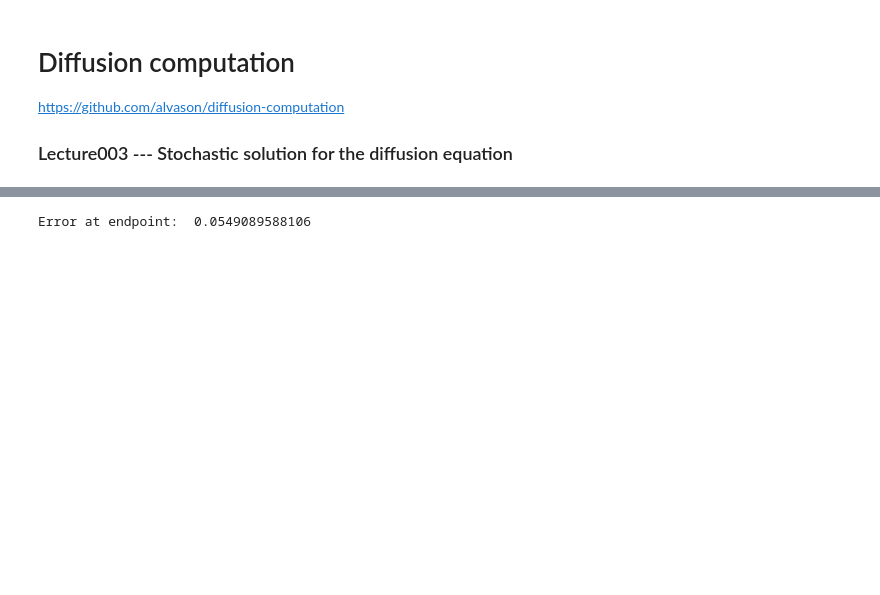
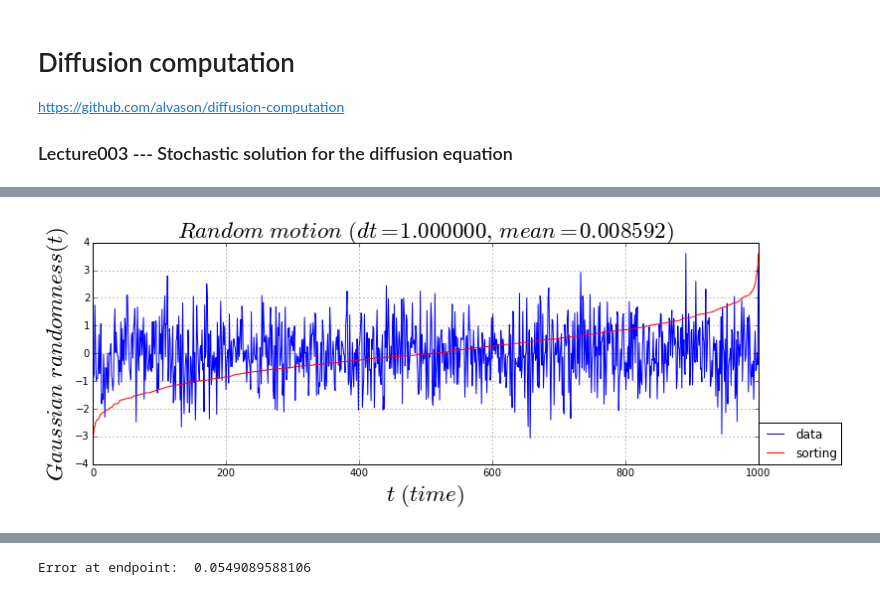
Before and after one commit to alvason/Diffusion-computation, a Jupyter notebook: diffusion_stochastic.ipynb, the cells around one changed output, grey strips where cells are left out. Drawn from its saved outputs; the diff is of its cells as text; code cells hidden in the pictures; blank space fills up the shorter version.

```diff
--- a/diffusion_stochastic.ipynb
+++ b/diffusion_stochastic.ipynb
@@ -22 +22,96 @@ AlvaFigSize = (9, 6);
 numberingFig = 0;
+# %%
+# Gaussian randomness --- Gaussian distribution
+minT = float(0)
+maxT = float(1000)
+totalGPoint_T = int(maxT + 1)
+spacingT = np.linspace(minT, maxT, num = totalGPoint_T, retstep = True)
+gridT = spacingT[0]
+dt = spacingT[1]
+GaussSeed = np.random.randn(totalGPoint_T)
+
+#GaussSeed = np.arange(totalGPoint_T)*10.0
+#print GaussSeed
+# mean = 0
+sumG = 0
+for i in range(totalGPoint_T):
+    sumG = sumG + GaussSeed[i]
+meanG = sumG/(totalGPoint_T)
+
+# sorting
+def AlvaSorting(data):
+    totalData = np.size(data)
+    minMaxListing = np.zeros(totalData)
+    for i in range(totalData):
+        # searching the minimum in current array
+        jj = 0
+        minMaxListing[i] = data[jj]
+        for j in range(totalData - i):
+            if data[j] < minMaxListing[i]:
+                minMaxListing[i] = data[j]
+                jj = j
+        # removing the minmum from current array
+        data = np.delete(data, jj)
+    return (minMaxListing)
+
+
+# leveling by using sorting technique
+def AlvaLevel(data, totalLevel, normalization = True):
+    totalDataPoint = np.size(data)
+    minMaxListing = AlvaSorting(data)
+    # searching minimum and maximum values
+    minValue = minMaxListing[0]
+    maxValue = minMaxListing[-1]
+    spacingValue = np.linspace(minValue, maxValue, num = totalLevel + 1, retstep = True)
+    gridLevel = np.delete(spacingValue[0], 0)
+    # catogerizing the level set
+    # initialize the levelspace by a 'null' space
+    levelSpace = np.zeros([2])
+    numberLevel = np.zeros([totalLevel])
+    jj = 0 # counting the checked number
+    for i in range(totalLevel):
+        n = 0 # counting the number in each level
+        for j in range(jj, totalDataPoint):
+            if minMaxListing[j] <= gridLevel[i]:
+                levelSpace = np.vstack((levelSpace, [i, minMaxListing[j]]))
+                n = n + 1
+        numberLevel[i] = n
+        jj = jj + n
+    # delete the inital 'null' space
+    levelSpace = np.delete(levelSpace, 0, 0)
+    if normalization == True:
+        numberLevel = numberLevel/AlvaSorting(numberLevel)[-1]
+    return (gridLevel, numberLevel, levelSpace)
+
+totalLevel = int(totalGPoint_T/10)
+category = AlvaLevel(GaussSeed,totalLevel)
+gridLevel = category[0]
+numberLevel = category[1]
+print category[2].shape
+#print numberLevel
+
+numberingFig = numberingFig + 1
+plt.figure(numberingFig, figsize = AlvaFigSize)
+plt.plot(gridT, GaussSeed, label = 'data')
+plt.plot(gridT, AlvaSorting(GaussSeed), color = 'red', label = 'sorting')
+plt.grid(True)
+plt.title(r'$ Random \ motion \ (dt = %f,\ mean = %f) $'%(dt, meanG)
+          , fontsize = AlvaFontSize)
+plt.xlabel(r'$t \ (time)$', fontsize = AlvaFontSize)
+plt.ylabel(r'$ Gaussian \ randomness(t) $', fontsize = AlvaFontSize)
+plt.legend(loc = (1,0))
+plt.show()
+
+
+numberingFig = numberingFig + 1
+plt.figure(numberingFig, figsize = AlvaFigSize)
+plt.plot(gridLevel, numberLevel, color = 'red', marker = 'o', label = 'category')
+plt.plot(gridLevel, np.exp(-gridLevel**2), label = 'Gaussian')
+plt.grid(True)
+plt.title(r'$ Gaussian \ distribution\ (data = %i,\ level = %i) $'%(totalGPoint_T, totalLevel)
+          , fontsize = AlvaFontSize)
+plt.xlabel(r'$ Output \ level$', fontsize = AlvaFontSize)
+plt.ylabel(r'$ Number/level $', fontsize = AlvaFontSize)
+plt.legend(loc = (1,0))
+plt.show()
+# %% [output]
@@ -22,0 +119 @@ numberingFig = 0;
+[figure, added]
```
Also changed, not shown: parts of 6 cells of this notebook, 1 other file.
